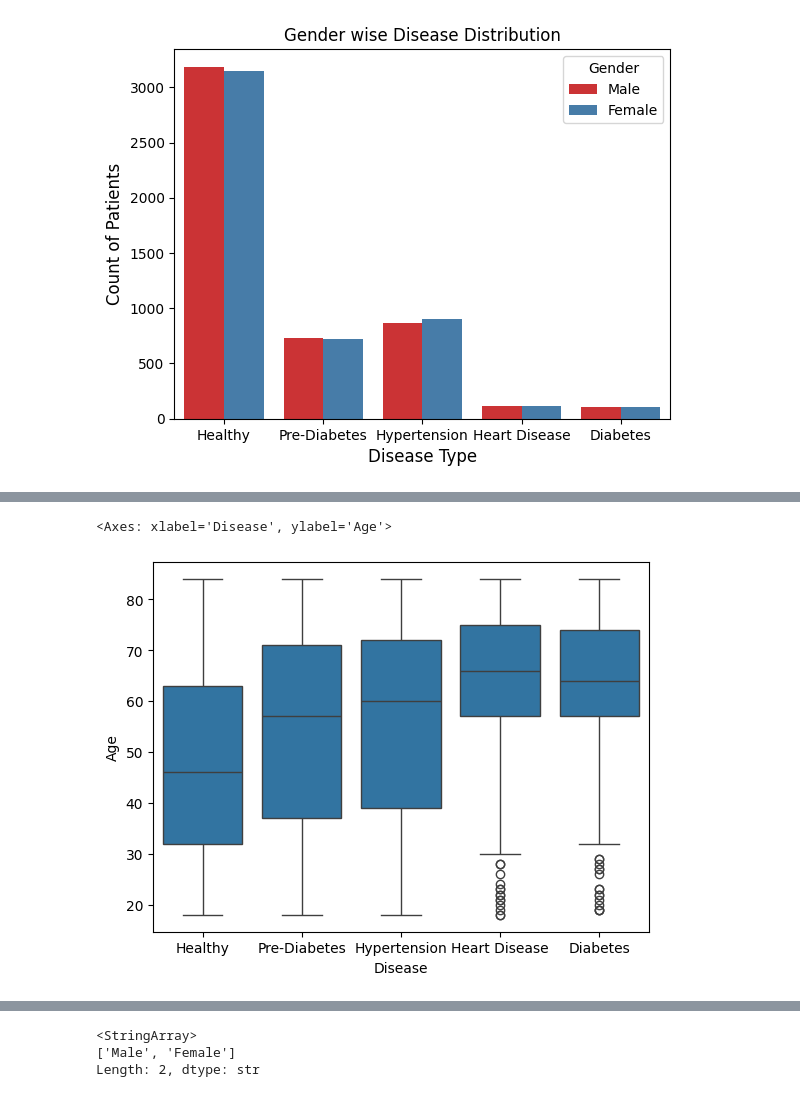
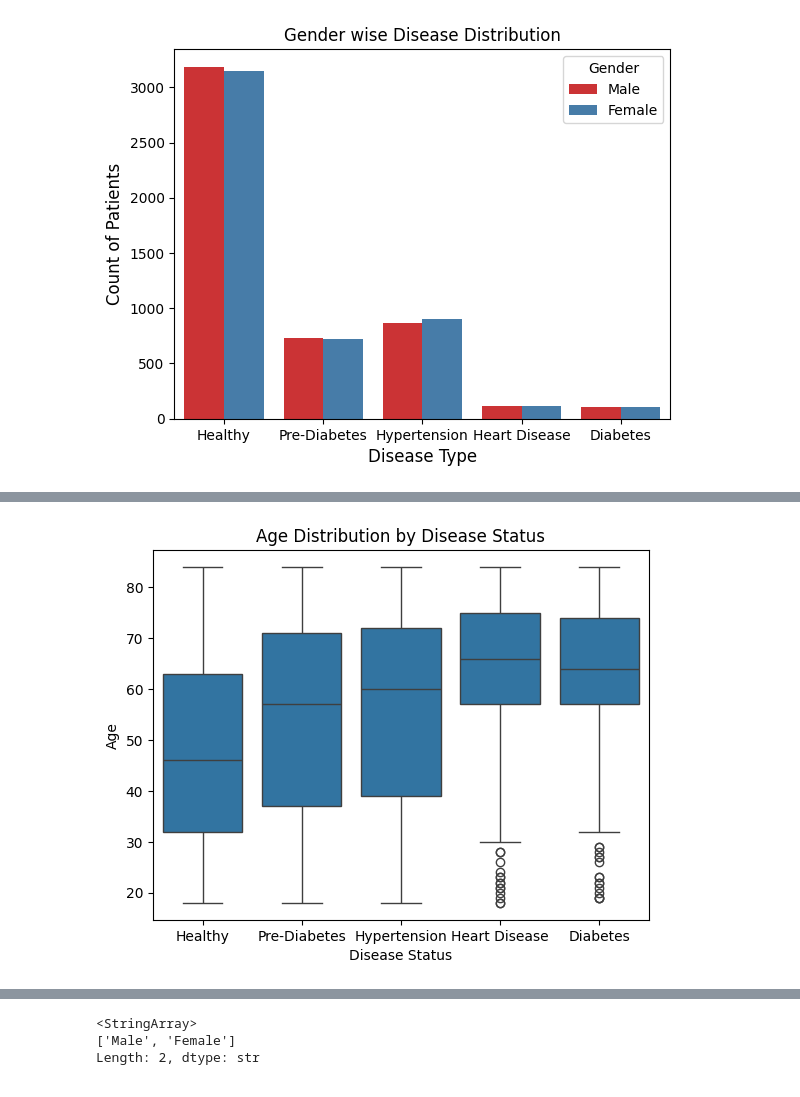
Before and after one commit to Ritika-Gauttam/Summer-2026, a Jupyter notebook: Machine Learning/Project/Medical_Disease_Prediction/medical_disease_prediction.ipynb, the cells around one changed output, grey strips where cells are left out. Cells and saved outputs as stored; diff of their text form; code cells hidden in the pictures.

```diff
--- a/Machine Learning/Project/Medical_Disease_Prediction/medical_disease_prediction.ipynb
+++ b/Machine Learning/Project/Medical_Disease_Prediction/medical_disease_prediction.ipynb
@@ -87,6 +127,9 @@ Text(0, 0.5, 'Count of Patients')
 # %%
-sns.boxplot(data = df , x = 'Disease' , y = 'Age')
+sns.boxplot(x='Disease', y='Age', data=df)
+plt.title("Age Distribution by Disease Status")
+plt.xlabel("Disease Status")
+plt.ylabel("Age")
+plt.show()
 #data = df bata diya hai, toh dobara df['Disease']'] likhne ki zaroorat nahi hai.
 # %% [output]
-<Axes: xlabel='Disease', ylabel='Age'>
-[figure, old version]
+[figure, new version]
```
Also changed, not shown: parts of 11 cells of this notebook, 3 other files.
